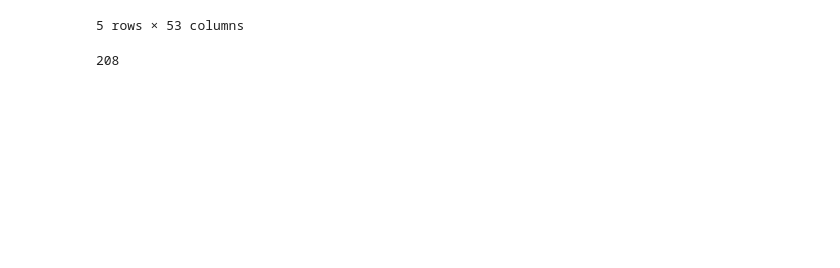
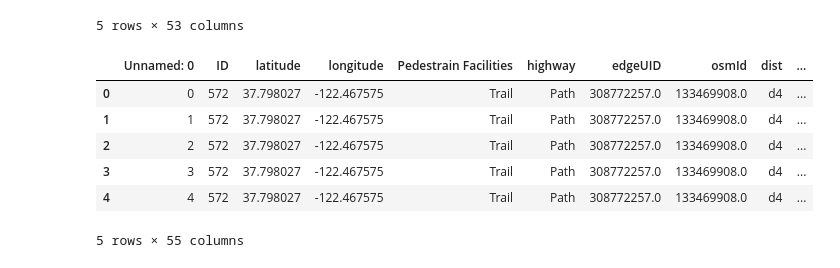
Before and after one commit to mintu07ruet/QC-Article, a Jupyter notebook: Bike_ped_model_data_preparation.ipynb, the cells around one changed output. Cells and saved outputs as stored; diff of their text form; code cells hidden in the pictures; blank space fills up the shorter version.

```diff
--- a/Bike_ped_model_data_preparation.ipynb
+++ b/Bike_ped_model_data_preparation.ipynb
@@ -371,6 +398,21 @@ madpt1.head()
 | 4 | 4 | 572 | 2018 | 5 | 220.435714 | 37.798027 | -122.467575 | POLYGON ((-122.46300515156133 37.... | 5.437166 | ... |
 5 rows × 53 columns
 # %%
-madpt1["ID"].nunique()
+# Now add Strava MADBT data
+ped_stv=pd.read_csv('C:/UC Berkeley Project Backup/AT Census/Lindsey _QA/QC Article Analysis/Variables/ped_eco_strava_monthly_matching2018_2022.csv')
+cols=["year","month"]
+ped_stv['date'] = ped_stv[cols].apply(lambda x: '-'.join(x.values.astype(str)), axis="columns")
+ped_stv['date'] = pd.to_datetime(ped_stv['month'], errors='coerce')
+ped_stv['month'] = ped_stv['date'].dt.month
+ped_stv['year'] = ped_stv['date'].dt.year
+ped_stv['days_in_month'] = ped_stv['date'].dt.days_in_month
+ped_stv['Strava_MADT']=ped_stv['stv_total']/stv['days_in_month']
+ped_stv.head()
 # %% [output]
+|  | Unnamed: 0 | ID | latitude | longitude | Pedestrain Facilities | highway | edgeUID | osmId | dist | ... |
+| 0 | 0 | 572 | 37.798027 | -122.467575 | Trail | Path | 308772257.0 | 133469908.0 | d4 | ... |
+| 1 | 1 | 572 | 37.798027 | -122.467575 | Trail | Path | 308772257.0 | 133469908.0 | d4 | ... |
+| 2 | 2 | 572 | 37.798027 | -122.467575 | Trail | Path | 308772257.0 | 133469908.0 | d4 | ... |
+| 3 | 3 | 572 | 37.798027 | -122.467575 | Trail | Path | 308772257.0 | 133469908.0 | d4 | ... |
+| 4 | 4 | 572 | 37.798027 | -122.467575 | Trail | Path | 308772257.0 | 133469908.0 | d4 | ... |
-208
+5 rows × 55 columns
```
Also changed, not shown: parts of 36 cells of this notebook, 8 other files.
